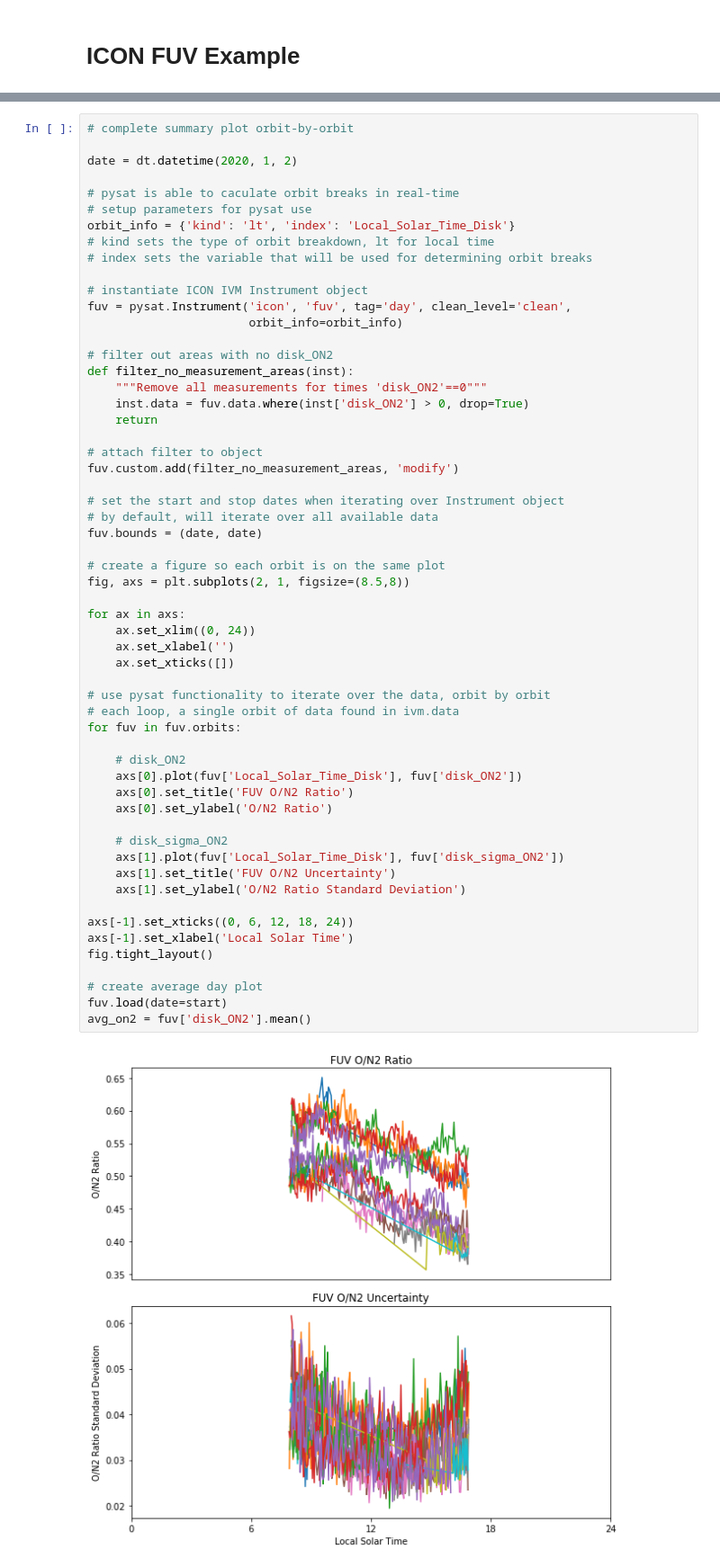
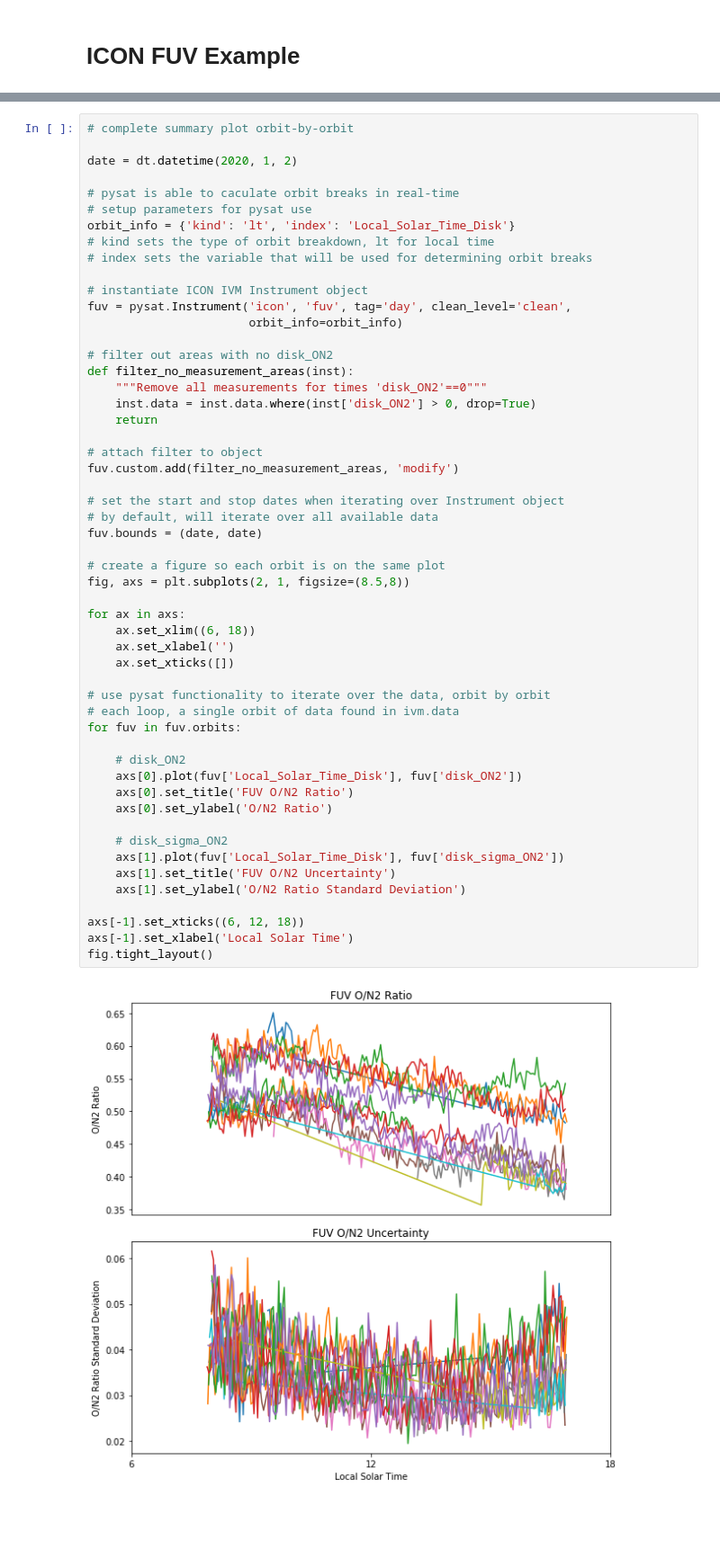
Before and after one commit to pysat/pysat, a Jupyter notebook: demo/ICON_demo.ipynb, the cells around one changed output, grey strips where cells are left out. Shown at 90% size. Cells and saved outputs as stored; diff of their text form; blank space fills up the shorter version.

```diff
--- a/demo/ICON_demo.ipynb
+++ b/demo/ICON_demo.ipynb
@@ -422,44 +422,40 @@ fuv = pysat.Instrument('icon', 'fuv', tag='day', clean_level='clean',
 # filter out areas with no disk_ON2
 def filter_no_measurement_areas(inst):
     """Remove all measurements for times 'disk_ON2'==0"""
-    inst.data = fuv.data.where(inst['disk_ON2'] > 0, drop=True)
+    inst.data = inst.data.where(inst['disk_ON2'] > 0, drop=True)
     return
 
 # attach filter to object
 fuv.custom.add(filter_no_measurement_areas, 'modify')
 
 # set the start and stop dates when iterating over Instrument object
 # by default, will iterate over all available data
 fuv.bounds = (date, date)
 
 # create a figure so each orbit is on the same plot
 fig, axs = plt.subplots(2, 1, figsize=(8.5,8))
 
 for ax in axs:
-    ax.set_xlim((0, 24))
+    ax.set_xlim((6, 18))
     ax.set_xlabel('')
     ax.set_xticks([])
 
 # use pysat functionality to iterate over the data, orbit by orbit
 # each loop, a single orbit of data found in ivm.data
 for fuv in fuv.orbits:
 
     # disk_ON2
     axs[0].plot(fuv['Local_Solar_Time_Disk'], fuv['disk_ON2'])
     axs[0].set_title('FUV O/N2 Ratio')
     axs[0].set_ylabel('O/N2 Ratio')
 
     # disk_sigma_ON2
     axs[1].plot(fuv['Local_Solar_Time_Disk'], fuv['disk_sigma_ON2'])
     axs[1].set_title('FUV O/N2 Uncertainty')
     axs[1].set_ylabel('O/N2 Ratio Standard Deviation')
 
-axs[-1].set_xticks((0, 6, 12, 18, 24))
+axs[-1].set_xticks((6, 12, 18))
 axs[-1].set_xlabel('Local Solar Time')
 fig.tight_layout()
-
-# create average day plot
-fuv.load(date=start)
-avg_on2 = fuv['disk_ON2'].mean()
 # %% [output]
-[figure, old version]
+[figure, new version]
```
Also changed, not shown: parts of 9 cells of this notebook.
